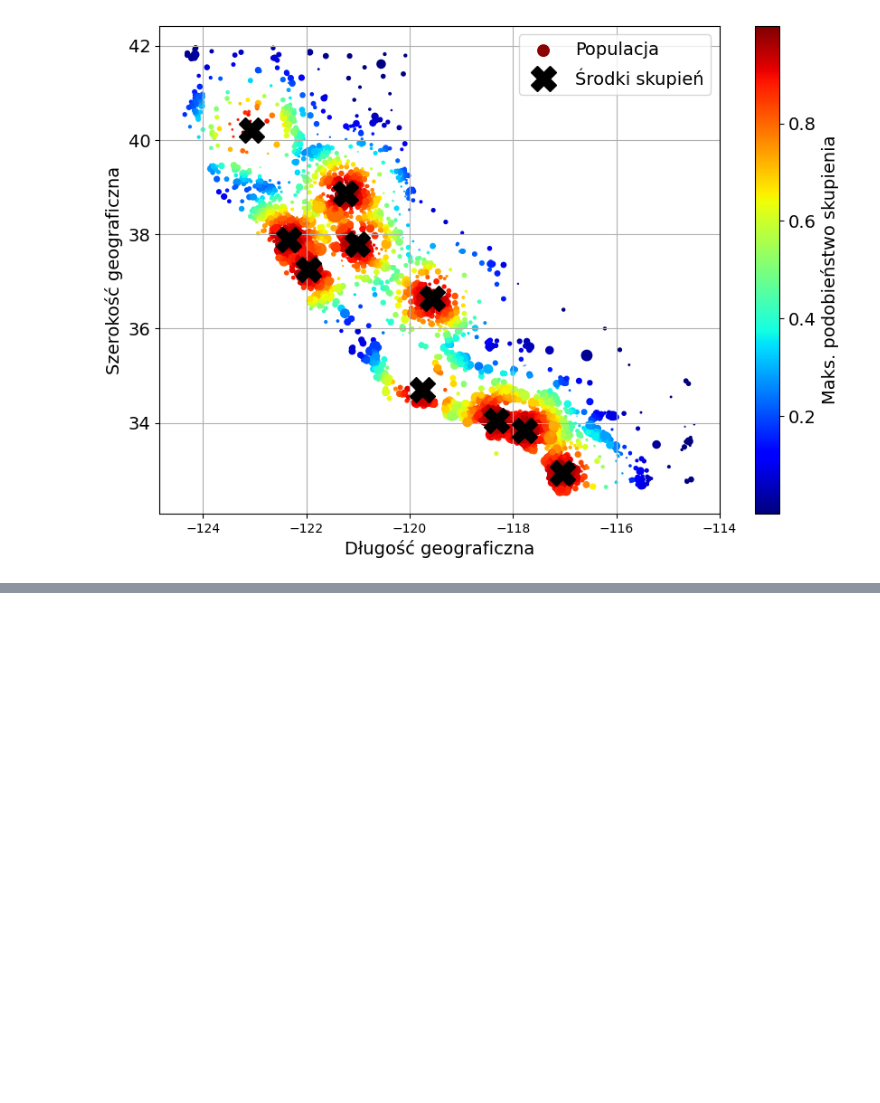
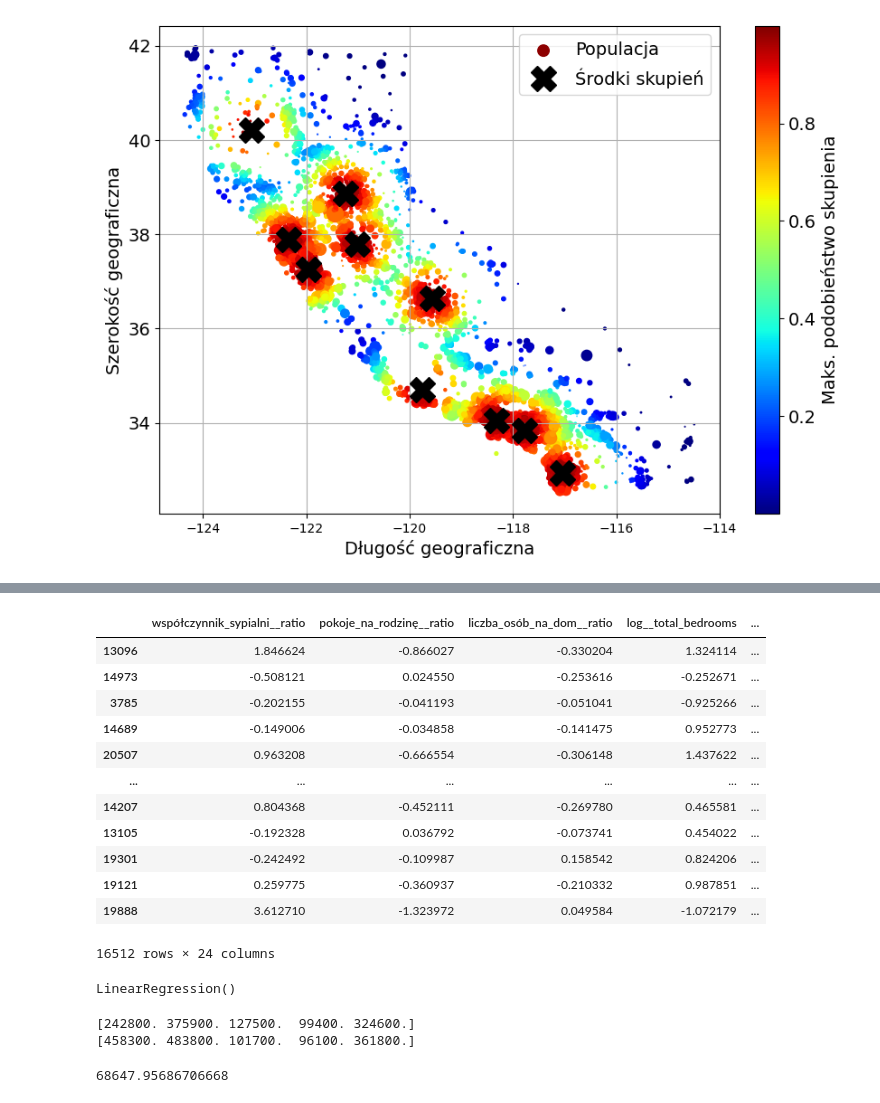
Before and after one commit to BartlomiejRyczek/wprowadzenie_do_uczenia_maszynowego, a Jupyter notebook: 02.ipynb, the cells around one changed output, grey strips where cells are left out. Saved outputs shown, nothing was run; the diff lists cells and outputs as text; code cells hidden in the pictures; blank space fills up the shorter version.

```diff
--- a/02.ipynb
+++ b/02.ipynb
@@ -798,0 +918,33 @@ plt.show()
+# %%
+def column_ratio(X):
+    return X[:, [0]] / X[:, [1]]
+
+def ratio_name(function_transformer, feature_names_in):
+    return ["ratio"]  # nazwy cech
+
+def ratio_pipeline():
+    return make_pipeline(
+        SimpleImputer(strategy="median"),
+        FunctionTransformer(column_ratio, feature_names_out=ratio_name),
+        StandardScaler())
+
+log_pipeline = make_pipeline(
+    SimpleImputer(strategy="median"),
+    FunctionTransformer(np.log, feature_names_out="one-to-one"),
+    StandardScaler())
+cluster_simil = ClusterSimilarity(n_clusters=10, gamma=1., random_state=42)
+default_num_pipeline = make_pipeline(SimpleImputer(strategy="median"),
+                                     StandardScaler())
+preprocessing = ColumnTransformer([
+        ("współczynnik_sypialni", ratio_pipeline(), ["total_bedrooms", "total_rooms"]),
+        ("pokoje_na_rodzinę", ratio_pipeline(), ["total_rooms", "households"]),
+        ("liczba_osób_na_dom", ratio_pipeline(), ["population", "households"]),
+        ("log", log_pipeline, ["total_bedrooms", "total_rooms", "population",
+                               "households", "median_income"]),
+        ("geo", cluster_simil, ["latitude", "longitude"]),
+        ("cat", cat_pipeline, make_column_selector(dtype_include=object)),
+    ],
+    remainder=default_num_pipeline) #pozostaje jedna kolumna: housing_median_age
+# %%
+x_train_prepared = preprocessing.fit_transform(x_train)
+x_train_num_prepared.shape
@@ -798,0 +968,27 @@ plt.show()
+# %%
+x_train_prepared_df = pd.DataFrame(
+    x_train_prepared,
+    columns = preprocessing.get_feature_names_out(),
+    index=x_train.index
+)
+x_train_prepared_df
+# %% [output]
+|  | współczynnik_sypialni__ratio | pokoje_na_rodzinę__ratio | liczba_osób_na_dom__ratio | log__total_bedrooms | ... |
+| 13096 | 1.846624 | -0.866027 | -0.330204 | 1.324114 | ... |
+| 14973 | -0.508121 | 0.024550 | -0.253616 | -0.252671 | ... |
+| 3785 | -0.202155 | -0.041193 | -0.051041 | -0.925266 | ... |
+| 14689 | -0.149006 | -0.034858 | -0.141475 | 0.952773 | ... |
+| 20507 | 0.963208 | -0.666554 | -0.306148 | 1.437622 | ... |
+| ... | ... | ... | ... | ... | ... |
+| 14207 | 0.804368 | -0.452111 | -0.269780 | 0.465581 | ... |
+| 13105 | -0.192328 | 0.036792 | -0.073741 | 0.454022 | ... |
+| 19301 | -0.242492 | -0.109987 | 0.158542 | 0.824206 | ... |
+| 19121 | 0.259775 | -0.360937 | -0.210332 | 0.987851 | ... |
+| 19888 | 3.612710 | -1.323972 | 0.049584 | -1.072179 | ... |
+16512 rows × 24 columns
+# %%
+from sklearn.linear_model import LinearRegression
+lin_reg = LinearRegression()
+lin_reg.fit(X=x_train_prepared_df, y=y_train)
+# %% [output]
+LinearRegression()
@@ -798,0 +997,14 @@ plt.show()
+# %%
+print(X_train_predictions[:5].round(-2))
+print(y_train.iloc[:5].values)
+# %% [output]
+[242800. 375900. 127500.  99400. 324600.]
+[458300. 483800. 101700.  96100. 361800.]
+# %%
+from sklearn.metrics import mean_squared_error
+from math import sqrt
+
+lin_rmse = sqrt(mean_squared_error(y_true = y_train, y_pred = X_train_predictions))
+lin_rmse
+# %% [output]
+68647.95686706668
```
Also changed, not shown: parts of 23 cells of this notebook.
